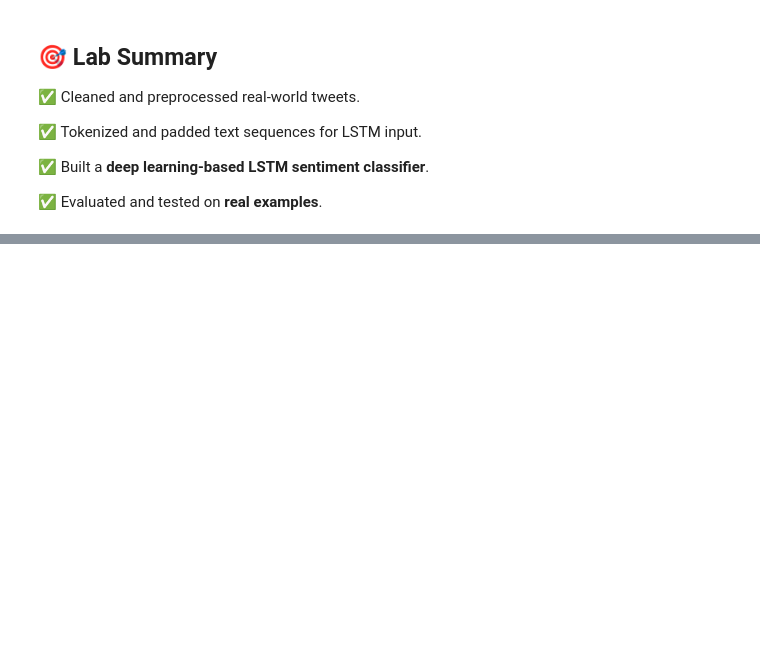
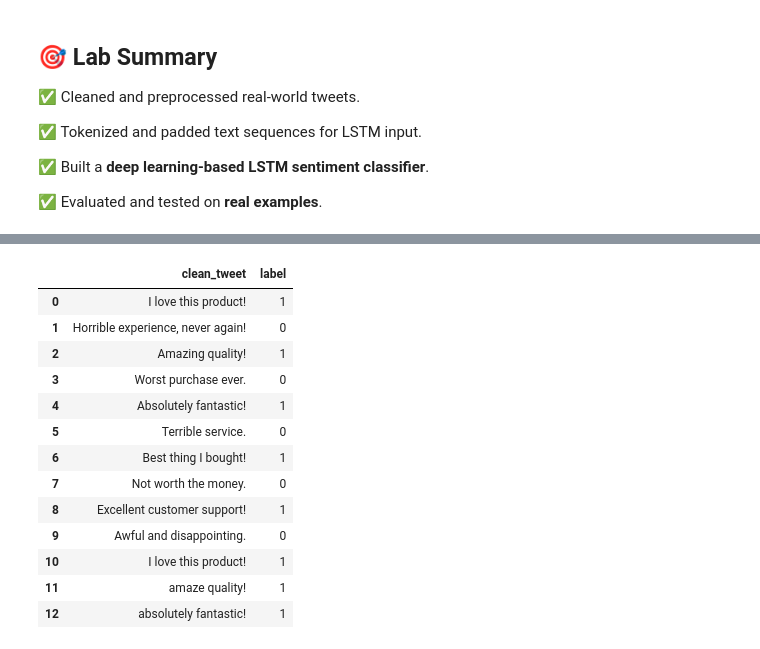
Before and after one commit to alexander-toschev/mbzuai-course, a Jupyter notebook: NLP_Sentiment_Analysis_LSTM.ipynb, the cells around one changed output, grey strips where cells are left out. Drawn from its saved outputs; the diff is of its cells as text; code cells hidden in the pictures; blank space fills up the shorter version.

```diff
--- a/NLP_Sentiment_Analysis_LSTM.ipynb
+++ b/NLP_Sentiment_Analysis_LSTM.ipynb
@@ -124,0 +216,74 @@ Negative
+# %%
+import pandas as pd
+import random
+from textblob import TextBlob
+from nltk.corpus import wordnet
+import nltk
+
+# Download necessary NLTK resources
+nltk.download("wordnet")
+nltk.download("omw-1.4")
+
+# Sample dataset with imbalanced classes
+data = {
+    "clean_tweet": [
+        "I love this product!", "Horrible experience, never again!", "Amazing quality!", "Worst purchase ever.",
+        "Absolutely fantastic!", "Terrible service.", "Best thing I bought!", "Not worth the money.",
+        "Excellent customer support!", "Awful and disappointing."
+    ],
+    "label": [1, 0, 1, 0, 1, 0, 1, 0, 1, 0]  # 1 = Positive, 0 = Negative
+}
+
+# Create a DataFrame
+original_dataset = pd.DataFrame(data)
+
+
+# Function for Synonym Replacement
+def synonym_replacement(text, n=2):
+    """Replace n random words with synonyms."""
+    words = text.split()
+    new_words = words.copy()
+    random_indices = random.sample(range(len(words)), min(n, len(words)))
+
+    for i in random_indices:
+        synonyms = wordnet.synsets(words[i])
+        if synonyms:
+            new_words[i] = synonyms[0].lemmas()[0].name()
+
+    return " ".join(new_words)
+
+# Function for Back Translation
+def back_translation(text, from_lang="en", to_lang="fr"):
+    """Translate text to another language and back (French in this case)."""
+    try:
+        blob = TextBlob(text)
+        translated = blob.translate(from_lang=from_lang, to=to_lang)
+        return translated.translate(from_lang=to_lang, to=from_lang)
+    except:
+        return text  # Return original text if translation fails
+
+# Function to Add Synthetic Samples
+def add_synthetic_samples(df, minority_class=1, num_samples=5):
+    """
+    Generates synthetic data for underrepresented classes.
+    - Uses synonym replacement and back-translation.
+    """
+    minority_df = df[df["label"] == minority_class]
+    augmented_texts = []
+
+    for _, row in minority_df.iterrows():
+        new_text = synonym_replacement(row["clean_tweet"])
+        new_text = back_translation(new_text)
+        augmented_texts.append(new_text)
+
+        if len(augmented_texts) >= num_samples:
+            break
+
+    new_samples = pd.DataFrame({"clean_tweet": augmented_texts, "label": minority_class})
+    return pd.concat([df, new_samples], ignore_index=True)
+
+# Apply augmentation to minority class (positive sentiment in this case)
+balanced_dataset = add_synthetic_samples(original_dataset, minority_class=1, num_samples=3)
+
+display(balanced_dataset)
+# %% [output]
@@ -124,0 +294,14 @@ Negative
+|  | clean_tweet | label |
+| 0 | I love this product! | 1 |
+| 1 | Horrible experience, never again! | 0 |
+| 2 | Amazing quality! | 1 |
+| 3 | Worst purchase ever. | 0 |
+| 4 | Absolutely fantastic! | 1 |
+| 5 | Terrible service. | 0 |
+| 6 | Best thing I bought! | 1 |
+| 7 | Not worth the money. | 0 |
+| 8 | Excellent customer support! | 1 |
+| 9 | Awful and disappointing. | 0 |
+| 10 | I love this product! | 1 |
+| 11 | amaze quality! | 1 |
+| 12 | absolutely fantastic! | 1 |
```
Also changed, not shown: parts of 4 cells of this notebook.
